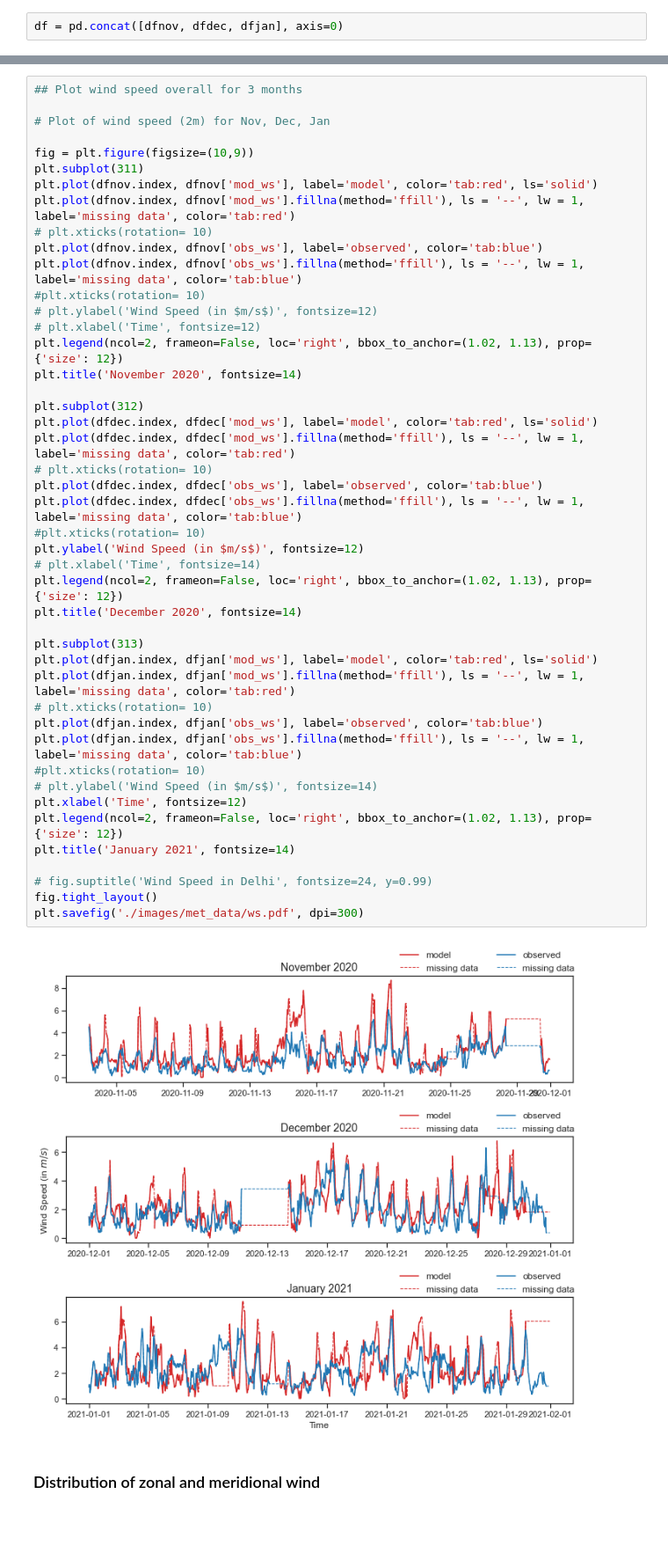
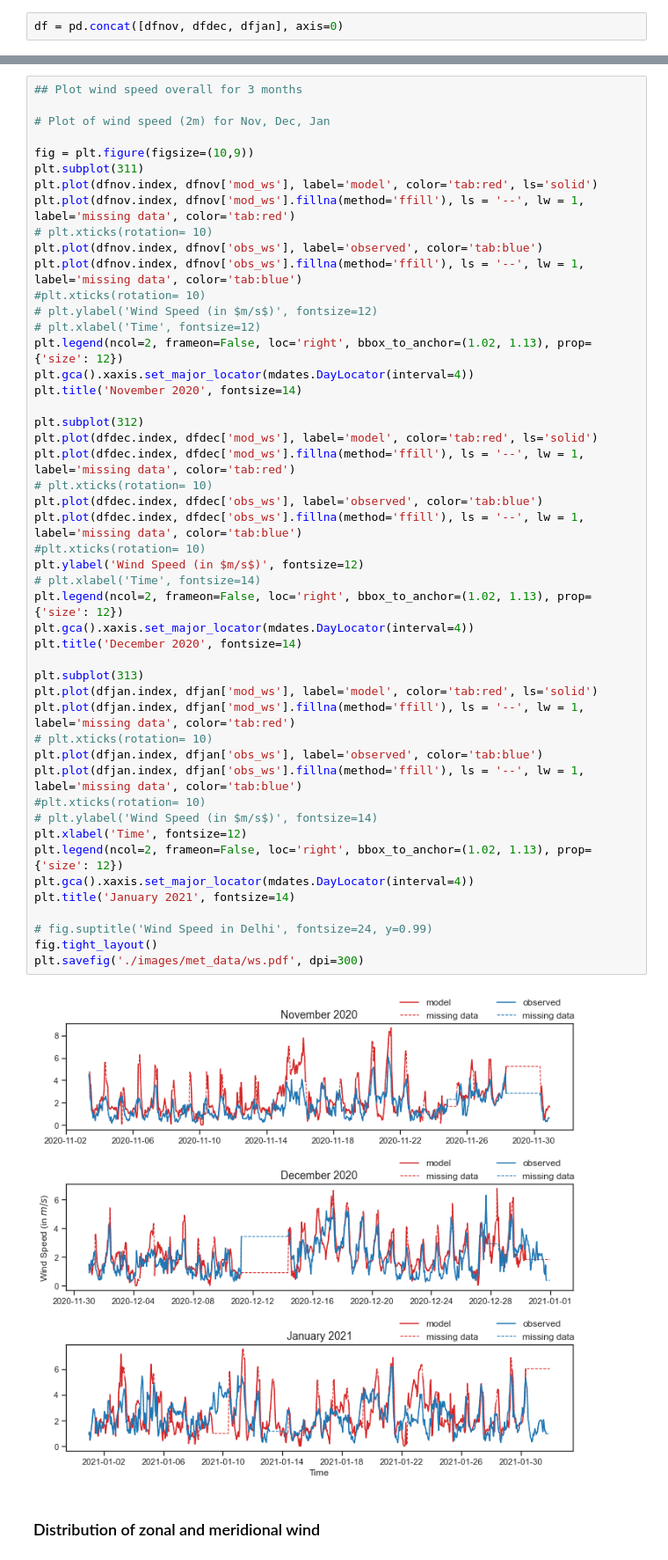
Before and after one commit to adisen99/srfp, a Jupyter notebook: delhi/met_data.ipynb, the cells around one changed output, grey strips where cells are left out. Shown at 88% size. Saved outputs shown, nothing was run; the diff lists cells and outputs as text; blank space fills up the shorter version.

```diff
--- a/delhi/met_data.ipynb
+++ b/delhi/met_data.ipynb
@@ -241,37 +253,40 @@ plt.plot(dfnov.index, dfnov['obs_ws'].fillna(method='ffill'), ls = '--', lw = 1,
 # plt.ylabel('Wind Speed (in $m/s$)', fontsize=12)
 # plt.xlabel('Time', fontsize=12)
 plt.legend(ncol=2, frameon=False, loc='right', bbox_to_anchor=(1.02, 1.13), prop={'size': 12})
+plt.gca().xaxis.set_major_locator(mdates.DayLocator(interval=4))
 plt.title('November 2020', fontsize=14)
 
 plt.subplot(312)
 plt.plot(dfdec.index, dfdec['mod_ws'], label='model', color='tab:red', ls='solid')
 plt.plot(dfdec.index, dfdec['mod_ws'].fillna(method='ffill'), ls = '--', lw = 1, label='missing data', color='tab:red')
 # plt.xticks(rotation= 10)
 plt.plot(dfdec.index, dfdec['obs_ws'], label='observed', color='tab:blue')
 plt.plot(dfdec.index, dfdec['obs_ws'].fillna(method='ffill'), ls = '--', lw = 1, label='missing data', color='tab:blue')
 #plt.xticks(rotation= 10)
 plt.ylabel('Wind Speed (in $m/s$)', fontsize=12)
 # plt.xlabel('Time', fontsize=14)
 plt.legend(ncol=2, frameon=False, loc='right', bbox_to_anchor=(1.02, 1.13), prop={'size': 12})
+plt.gca().xaxis.set_major_locator(mdates.DayLocator(interval=4))
 plt.title('December 2020', fontsize=14)
 
 plt.subplot(313)
 plt.plot(dfjan.index, dfjan['mod_ws'], label='model', color='tab:red', ls='solid')
 plt.plot(dfjan.index, dfjan['mod_ws'].fillna(method='ffill'), ls = '--', lw = 1, label='missing data', color='tab:red')
 # plt.xticks(rotation= 10)
 plt.plot(dfjan.index, dfjan['obs_ws'], label='observed', color='tab:blue')
 plt.plot(dfjan.index, dfjan['obs_ws'].fillna(method='ffill'), ls = '--', lw = 1, label='missing data', color='tab:blue')
 #plt.xticks(rotation= 10)
 # plt.ylabel('Wind Speed (in $m/s$)', fontsize=14)
 plt.xlabel('Time', fontsize=12)
 plt.legend(ncol=2, frameon=False, loc='right', bbox_to_anchor=(1.02, 1.13), prop={'size': 12})
+plt.gca().xaxis.set_major_locator(mdates.DayLocator(interval=4))
 plt.title('January 2021', fontsize=14)
 
 # fig.suptitle('Wind Speed in Delhi', fontsize=24, y=0.99)
 fig.tight_layout()
 plt.savefig('./images/met_data/ws.pdf', dpi=300)
 # %% [output]
-[figure, old version]
+[figure, new version]
 # %% [markdown]
 ### Distribution of zonal and meridional wind
 # %%
```
Also changed, not shown: parts of 14 cells of this notebook, 2 other files.
